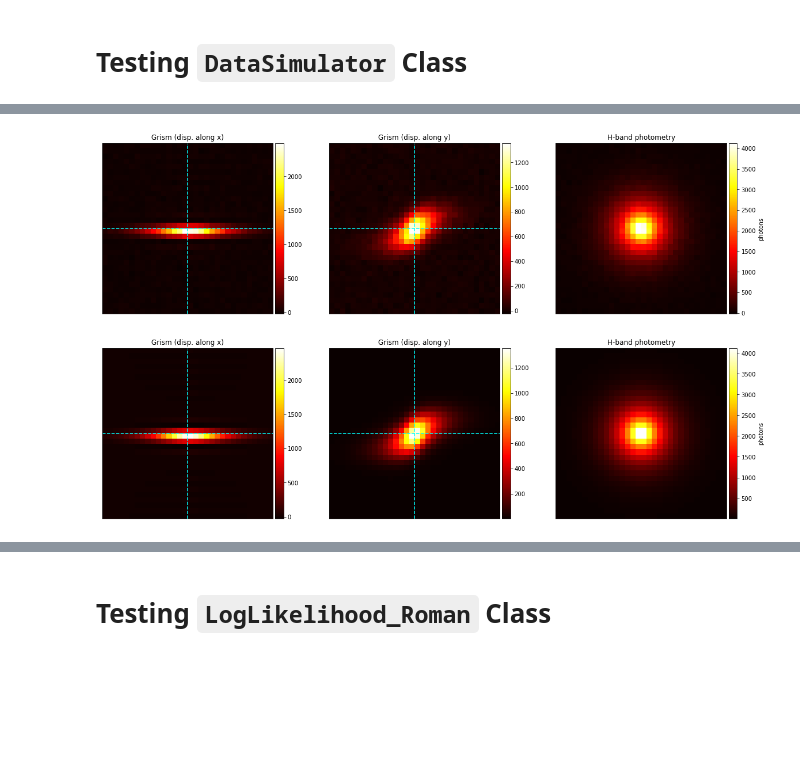
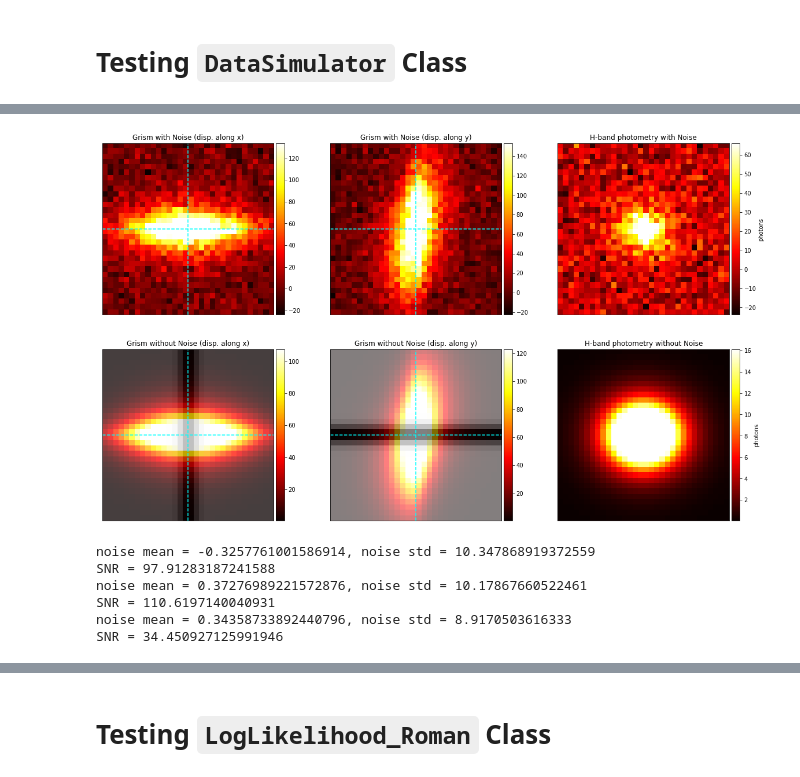
Before and after one commit to KinematicLensing/kl-tools, a Jupyter notebook: notebooks/dev/[module_test]GrismGenerator.ipynb, the cells around one changed output, grey strips where cells are left out. Saved outputs shown, nothing was run; the diff lists cells and outputs as text; code cells hidden in the pictures; blank space fills up the shorter version.

```diff
--- a/notebooks/dev/[module_test]GrismGenerator.ipynb
+++ b/notebooks/dev/[module_test]GrismGenerator.ipynb
@@ -204,74 +210,116 @@ plt.show()
 # %%
+%matplotlib inline
 fig, axes = plt.subplots(2,3, figsize=(20,12))
 cmap = 'hot'
 
 ax1 = axes[0,0]
-cb1 = ax1.imshow(datavectors[0]+covmats[0],
-                 origin='lower', cmap=cmap)
+_d = datavectors[0]+covmats[0]
+cb1 = ax1.imshow(#np.arcsinh(_d),
+                _d,
+                 origin='lower', cmap=cmap,
+                 norm=ImageNormalize(_d, interval=ZScaleInterval())
+                )
 xmid = np.mean(ax1.get_xlim())
 ymid = np.mean(ax1.get_ylim())
 ax1.axvline(xmid, color='cyan', ls='--')
 ax1.axhline(ymid, color='cyan', ls='--')
 divider = make_axes_locatable(ax1)
 cax = divider.append_axes("right", size="5%", pad=0.05)
-ax1.set_title("Grism (disp. along x)")
+ax1.set_title("Grism with Noise (disp. along x)")
 plt.colorbar(cb1, cax=cax)#, label='photons')
 ax1.set(xticks=[], yticks=[])
 
 ax2 = axes[0,1]
-cb2 = ax2.imshow(datavectors[1]+covmats[1],
-                 origin='lower', cmap=cmap)
+_d = datavectors[1]+covmats[1]
+cb2 = ax2.imshow(#np.arcsinh(_d),
+                _d,
+                origin='lower', cmap=cmap,
+                 norm=ImageNormalize(_d, interval=ZScaleInterval())
+                )
 xmid = np.mean(ax2.get_xlim())
 ymid = np.mean(ax2.get_ylim())
 ax2.axvline(xmid, color='cyan', ls='--')
 ax2.axhline(ymid, color='cyan', ls='--')
 divider = make_axes_locatable(ax2)
 cax = divider.append_axes("right", size="5%", pad=0.05)
-ax2.set_title("Grism (disp. along y)")
+ax2.set_title("Grism with Noise (disp. along y)")
 plt.colorbar(cb2, cax=cax)#, label='photons')
 ax2.set(xticks=[], yticks=[])
 
 ax3 = axes[0,2]
-cb3 = ax3.imshow(datavectors[2]+covmats[2],
-                 origin='lower', cmap=cmap)
+_d = datavectors[2]+covmats[2]
+cb3 = ax3.imshow(_d,
+                 origin='lower', cmap=cmap,
+                norm=ImageNormalize(_d, interval=ZScaleInterval()) )
 divider = make_axes_locatable(ax3)
 cax = divider.append_axes("right", size="5%", pad=0.05)
-ax3.set_title("H-band photometry")
+ax3.set_title("H-band photometry with Noise")
 plt.colorbar(cb3, cax=cax, label='photons')
 ax3.set(xticks=[], yticks=[])
 
 ax4 = axes[1,0]
-cb4 = ax4.imshow(datavectors[0], origin='lower', cmap=cmap)
+_d = datavectors[0]
+cb4 = ax4.imshow(_d, origin='lower', cmap=cmap,
+                norm=ImageNormalize(_d, interval=ZScaleInterval()) )
+ax4.imshow(ds.data_generators[0].slit_mask, origin='lower', cmap='binary', alpha=0.25)
 xmid = np.mean(ax4.get_xlim())
 ymid = np.mean(ax4.get_ylim())
 ax4.axvline(xmid, color='cyan', ls='--')
 ax4.axhline(ymid, color='cyan', ls='--')
 divider = make_axes_locatable(ax4)
 cax = divider.append_axes("right", size="5%", pad=0.05)
-ax4.set_title("Grism (disp. along x)")
+ax4.set_title("Grism without Noise (disp. along x)")
 plt.colorbar(cb4, cax=cax)#, label='photons')
 ax4.set(xticks=[], yticks=[])
 
 ax5 = axes[1,1]
-cb5 = ax5.imshow(datavectors[1], origin='lower', cmap=cmap)
+_d = datavectors[1]
+cb5 = ax5.imshow(_d, origin='lower', cmap=cmap,
+                norm=ImageNormalize(_d, interval=ZScaleInterval()) )
+ax5.imshow(ds.data_generators[1].slit_mask, origin='lower', cmap='binary', alpha=0.5)
 xmid = np.mean(ax5.get_xlim())
 ymid = np.mean(ax5.get_ylim())
 ax5.axvline(xmid, color='cyan', ls='--')
 ax5.axhline(ymid, color='cyan', ls='--')
 divider = make_axes_locatable(ax5)
 cax = divider.append_axes("right", size="5%", pad=0.05)
-ax5.set_title("Grism (disp. along y)")
+ax5.set_title("Grism without Noise (disp. along y)")
 plt.colorbar(cb5, cax=cax)#, label='photons')
 ax5.set(xticks=[], yticks=[])
 
 ax6 = axes[1,2]
-cb6 = ax6.imshow(datavectors[2], origin='lower', cmap=cmap)
+_d = datavectors[2]
+cb6 = ax6.imshow(_d, origin='lower', cmap=cmap,
+                norm=ImageNormalize(_d, interval=ZScaleInterval()) )
 divider = make_axes_locatable(ax6)
 cax = divider.append_axes("right", size="5%", pad=0.05)
-ax6.set_title("H-band photometry")
+ax6.set_title("H-band photometry without Noise")
 plt.colorbar(cb6, cax=cax, label='photons')
 ax6.set(xticks=[], yticks=[])
 
 plt.show()
 # %% [output]
-[figure, old version]
+[figure, new version]
+# %%
+idx = 2
+detect_lim = 3
+include_noise = 1
+for idx in range(3):
+    data = datavectors[idx]
+    noise = covmats[idx]
+    noise_mean, noise_std = np.mean(noise), np.std(noise)
+    print(f'noise mean = {noise_mean}, noise std = {noise_std}')
+    mask = np.where(data > detect_lim*noise_std, np.ones(data.shape), np.zeros(data.shape))
+    #plt.imshow(mask, origin='lower')
+
+    S = np.sum( (data + noise * include_noise)  * mask)
+    N = np.sqrt(np.sum(noise*noise*mask))
+    snr = S/N
+    print(f'SNR = {snr}')
+# %% [output]
+noise mean = -0.3257761001586914, noise std = 10.347868919372559
+SNR = 97.91283187241588
+noise mean = 0.37276989221572876, noise std = 10.17867660522461
+SNR = 110.6197140040931
+noise mean = 0.34358733892440796, noise std = 8.9170503616333
+SNR = 34.450927125991946
```
Also changed, not shown: parts of 11 cells of this notebook, 2 other files.
